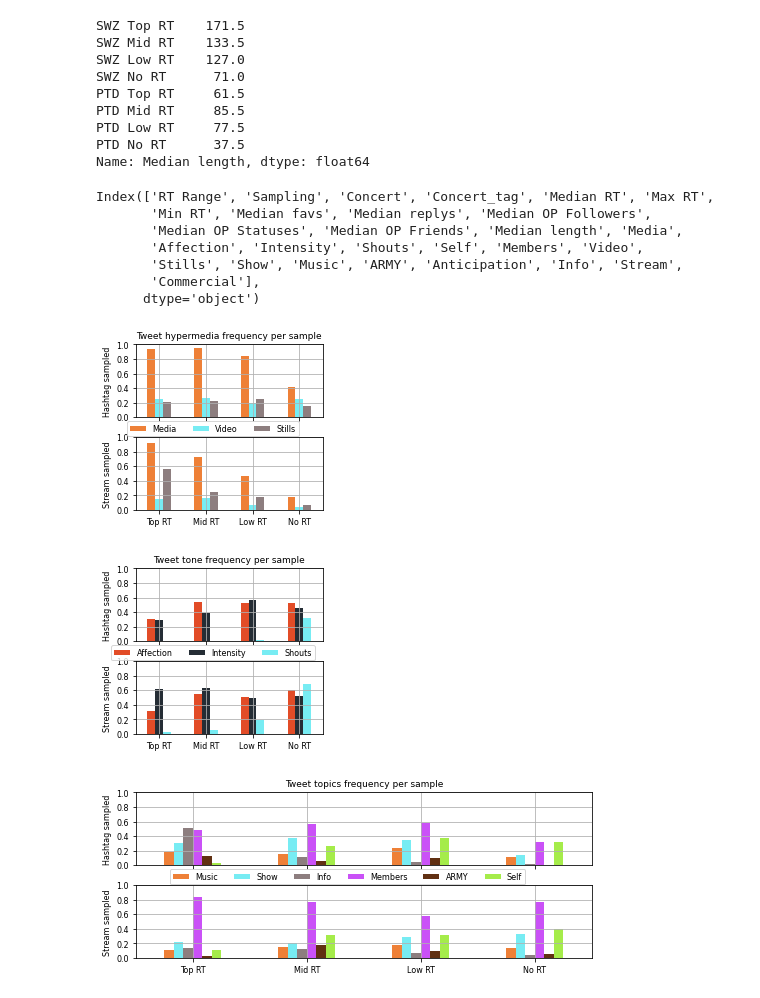
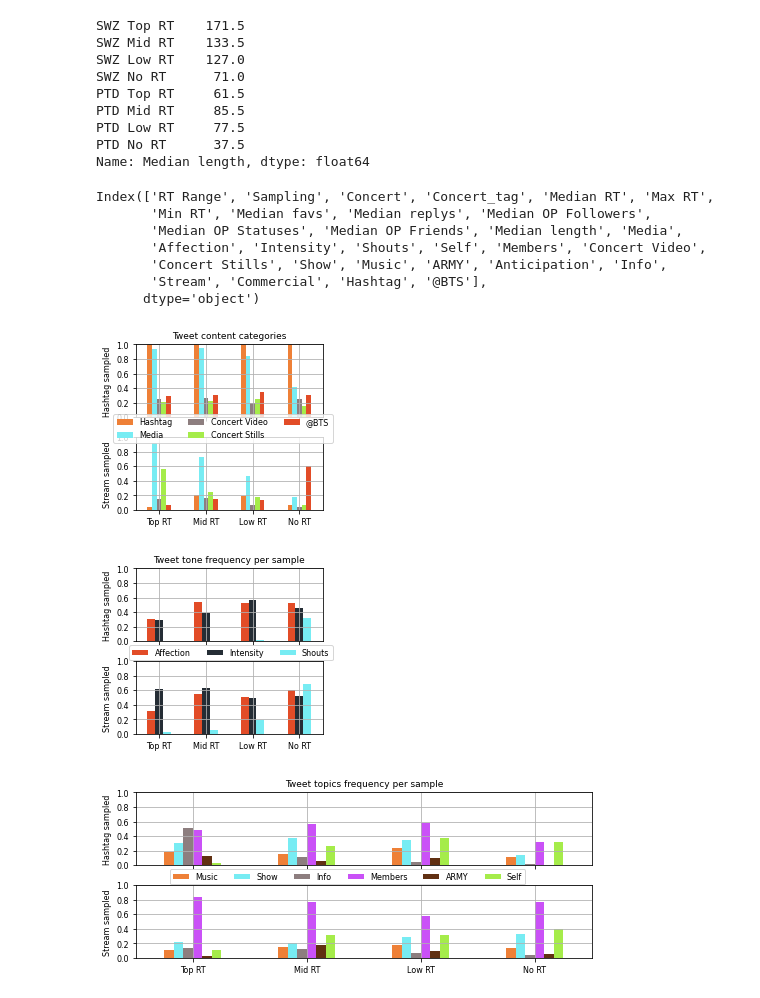
Before and after one commit to finn42/Concert_Twt_Open, a Jupyter notebook: Paper_Plots_Anon.ipynb, the cells around one changed output. Cells and saved outputs as stored; diff of their text form; code cells hidden in the pictures.

Commit message:
Added tweet text to content analysis subsets

```diff
--- a/Paper_Plots_Anon.ipynb
+++ b/Paper_Plots_Anon.ipynb
@@ -672,7 +672,7 @@ More popular is less personal, more embedded content, more novel information
 Differences by source
 # %%
 data_dir = './data/'
-coded_twts = pd.concat([pd.read_csv(data_dir+'SWZ_D1_coded_subsets.csv',index_col=0),pd.read_csv(data_dir+'PTD_ON1_coded_subsets.csv',index_col=0)]).reset_index(drop=True)
+coded_twts = pd.concat([pd.read_csv(data_dir+'SWZ_D1_coded_tweets_subsets.csv',index_col=0),pd.read_csv(data_dir+'PTD_ON1_coded_tweets_subsets.csv',index_col=0)]).reset_index(drop=True)
 print(coded_twts.columns)
 coded_twts
 # %% [output]
@@ -706,6 +706,6 @@ RT_SubSet_map = {'Top200RTd':'Top RT', 'Rand200_32t6RTd':'Mid RT', 'Rand200_3t1R
 coded_twts['Concert'].unique()
 Concert_map= {'SWZ_D1':'SWZ', 'PTD_ON1':'PTD'}
 Concert_Sample= {'SWZ_D1':'Hashtag', 'PTD_ON1':'Stream'}
-coded_twts.rename({'Shout':'Shouts','Tweet link/media':'Media','Intensifiers':'Intensity','recording':'Video','Production':'Show','Information':'Info','Army':'ARMY'},axis=1,inplace = True)
+coded_twts.rename({'Shout':'Shouts','Tweet link/media':'Media','tweet':'Text','Intensifiers':'Intensity','recording':'Concert Video','Stills':'Concert Stills', 'Production':'Show','Information':'Info','Army':'ARMY','@BTS_twt':'@BTS'},axis=1,inplace = True)
 coded_twts.columns
 # %% [output]
@@ -724,12 +724,12 @@ Index(['RT_SubSet', 'Concert', 'Last_RT_created_at', 'Last_RT_id',
 content_summary = {'RT Range':' ', 'Sampling':' ', 'Concert':' ', 'Concert_tag':' ', 'Median RT':0, 'Max RT':0,
        'Min RT':0,'Median favs':0, 'Median replys':0, 'Median OP Followers':0,
        'Median OP Statuses':0, 'Median OP Friends':0, 'Median length':0, 'Media':0.0,
-       'Affection':0.0, 'Intensity':0.0, 'Shouts':0.0, 'Self':0.0, 'Members':0.0, 'Video':0.0,
-       'Stills':0.0, 'Show':0.0, 'Music':0.0, 'ARMY':0.0, 'Anticipation':0.0, 'Info':0.0, 'Stream':0.0,
-       'Commercial':0.0}
+       'Affection':0.0, 'Intensity':0.0, 'Shouts':0.0, 'Self':0.0, 'Members':0.0, 'Concert Video':0.0,
+       'Concert Stills':0.0, 'Show':0.0, 'Music':0.0, 'ARMY':0.0, 'Anticipation':0.0, 'Info':0.0, 'Stream':0.0,
+       'Commercial':0.0,'Hashtag':0.0, '@BTS':0.0}
 
-content_cats = ['Shouts','Media','Affection', 'Intensity', 'Self', 'Members', 'Video', 'Stills', 'Show',
-       'Music', 'ARMY', 'Anticipation', 'Info', 'Stream', 'Commercial']
+content_cats = ['Shouts','Media','Affection', 'Intensity', 'Self', 'Members', 'Concert Video', 'Concert Stills', 'Show',
+       'Music', 'ARMY', 'Anticipation', 'Info', 'Stream', 'Commercial','Hashtag','@BTS']
 # content categories not reported because of inconsistent coding and or extreme rarity: 'Commentary','Spam','Fanwork'
 content_stats = pd.DataFrame(columns = content_summary.keys())
 
@@ -797,40 +797,41 @@ df.columns
 Index(['RT Range', 'Sampling', 'Concert', 'Concert_tag', 'Median RT', 'Max RT',
        'Min RT', 'Median favs', 'Median replys', 'Median OP Followers',
        'Median OP Statuses', 'Median OP Friends', 'Median length', 'Media',
-       'Affection', 'Intensity', 'Shouts', 'Self', 'Members', 'Video',
-       'Stills', 'Show', 'Music', 'ARMY', 'Anticipation', 'Info', 'Stream',
-       'Commercial'],
+       'Affection', 'Intensity', 'Shouts', 'Self', 'Members', 'Concert Video',
+       'Concert Stills', 'Show', 'Music', 'ARMY', 'Anticipation', 'Info',
+       'Stream', 'Commercial', 'Hashtag', '@BTS'],
       dtype='object')
 # %%
 # Summary statistics
 cp_ptd=[(0.933,0.502,0.216),
          (0.467,0.925,0.953),
          (0.553,0.494,0.498),
-         (0.792,0.318,0.969),]
+       (0.647,0.925,0.290),
+       (0.886,0.298,0.153)]
 #cp_ptd =[(0.933,0.502,0.216),(0.467,0.925,0.953),(0.886,0.298,0.153),(0.647,0.925,0.290),
 #         (0.553,0.494,0.498),(0.145,0.175,0.208)]
 # Loop over Regions and visualize graphs side by side
 regions = df['Sampling'].unique().tolist()
 fig, axes = plt.subplots(ncols=1, nrows=2, figsize=( 3.34646,3),tight_layout = True, sharex=False, sharey=True)
 
-feats = ['Media','Video', 'Stills'] # ,'QT'
+feats = ['Hashtag','Media','Concert Video', 'Concert Stills','@BTS'] # ,'QT'
 for region, ax in zip(regions, axes.ravel()):
     df.loc[df['Sampling'] == region,feats].plot(ax=ax, kind='bar',legend=False,color=cp_ptd)
     ax.set_ylabel(region + ' sampled',fontsize = 8)
     ax.set_ylim([0,1])
     ax.set_yticks([0,0.2,0.4,0.6,0.8,1])
     ax.set_yticklabels(labels=[0.0,0.2,0.4,0.6,0.8,1.0],fontsize = 8)
     ax.grid()
 axes[1].set_xticklabels(df.loc[df['Sampling'] == region,'RT Range'].values,rotation=0,fontsize = 8)
 axes[0].set_xticklabels([])
-axes[0].set_title('Tweet hypermedia frequency per sample',fontsize = 9)
-fig.legend(labels = feats, loc="center", ncol=7,fontsize = 8)
+axes[0].set_title('Tweet content categories',fontsize = 9)
+fig.legend(labels = feats, loc='center right', ncol=3,fontsize = 8)
 plt.savefig('./plots/figure6_Tweet_tech.jpg',bbox_inches = 'tight',dpi = 300)#eps',transparent=False, backend = 'PS',
 
 # plt.tight_layout()
 plt.show()
 # %% [output]
-[figure, old version]
+[figure, new version]
 # %%
 # Summary statistics
 cp_ptd =[(0.886,0.298,0.153),
@@ -851,13 +852,13 @@ for region, ax in zip(regions, axes.ravel()):
 axes[1].set_xticklabels(df.loc[df['Sampling'] == region,'RT Range'].values,rotation=0,fontsize = 8)
 axes[0].set_xticklabels([])
 axes[0].set_title('Tweet tone frequency per sample',fontsize = 9)
-fig.legend(labels = feats, loc="center", ncol=7,fontsize = 8)
+fig.legend(labels = feats, loc="center right", ncol=7,fontsize = 8)
 plt.savefig('./plots/figure7_Tweet_tone.jpg',bbox_inches = 'tight',dpi = 300)#eeps',transparent=False, backend = 'PS',dpi = 300)
 
 # plt.tight_layout()
 plt.show()
 # %% [output]
-[figure, old version]
+[figure, new version]
 # %%
 # Summary statistics
 cp_ptd =[(0.933,0.502,0.216),
```
Also changed, not shown: parts of 5 cells of this notebook, 6 other files.
